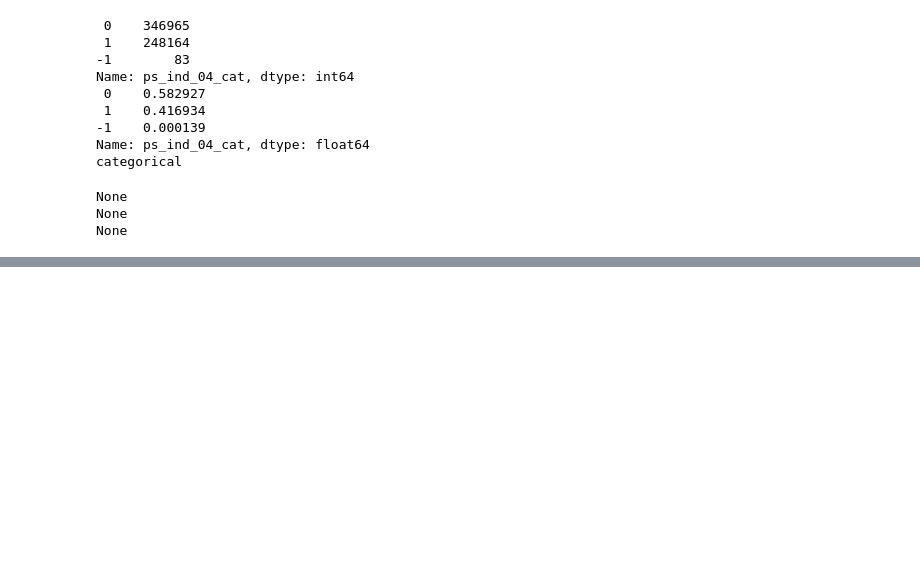
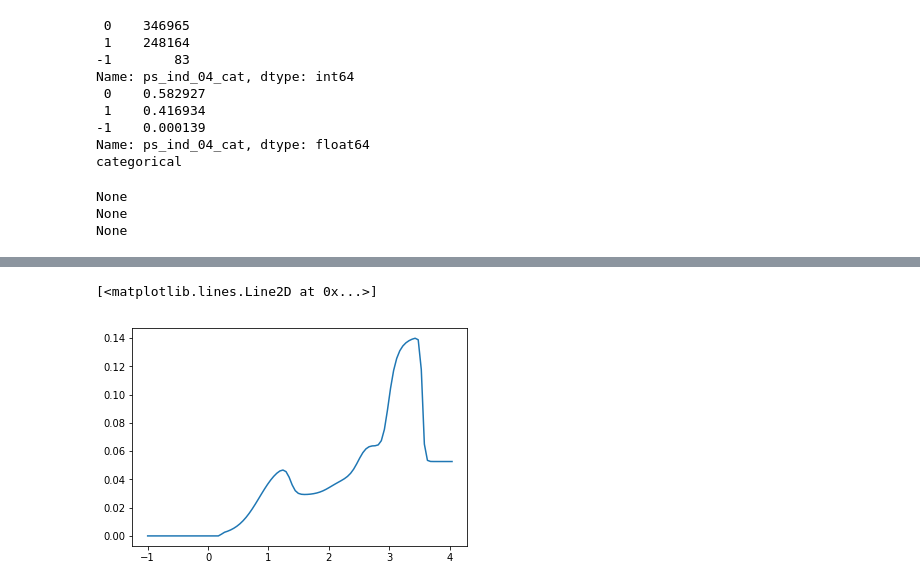
Before and after one commit to TangoJP/porto_seguro, a Jupyter notebook: testing_refactoring1.ipynb, the cells around one changed output, grey strips where cells are left out. Cells and saved outputs as stored; diff of their text form; code cells hidden in the pictures; blank space fills up the shorter version.

```diff
--- a/testing_refactoring1.ipynb
+++ b/testing_refactoring1.ipynb
@@ -162,0 +287,6 @@ f3.estimateKD(bw=0.055, hist_bins=20)
+# %%
+b = f4.calculateDensityRatio(target, np.linspace(f4.min_value, f4.max_value, 100), bw=0.06)
+plt.plot(np.linspace(f3.min_value, f3.max_value, 100), b)
+# %% [output]
+[<matplotlib.lines.Line2D at 0x...>]
+[figure, added]
```
Also changed, not shown: parts of 19 cells of this notebook, 17 other files.
